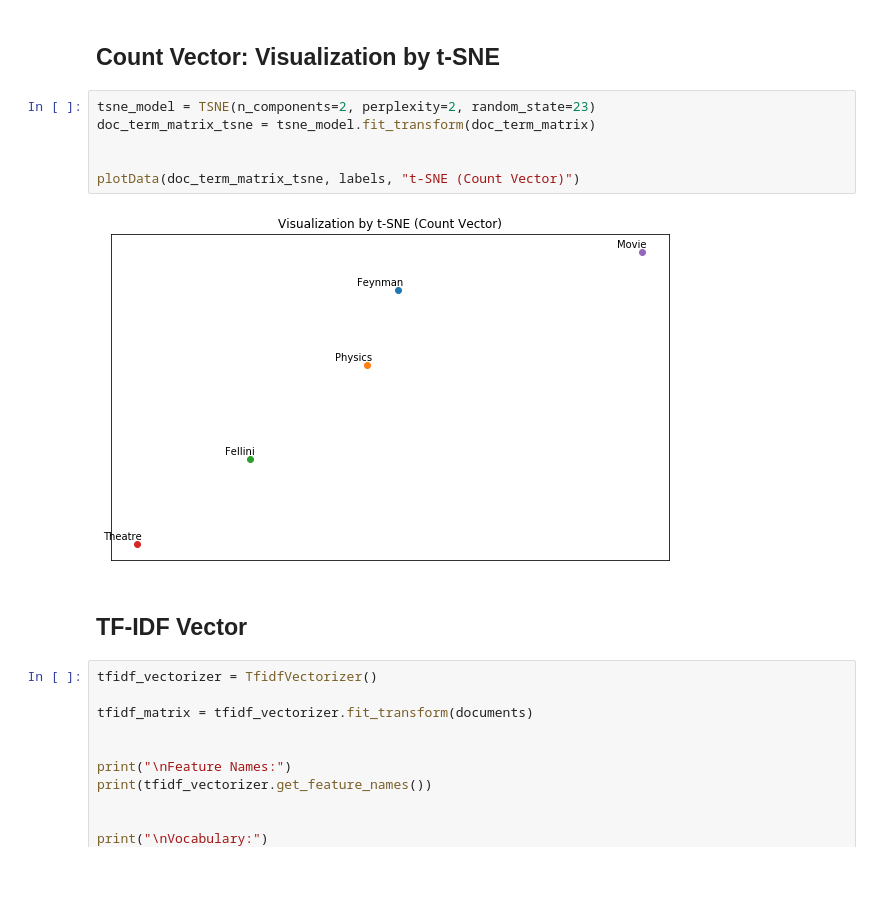
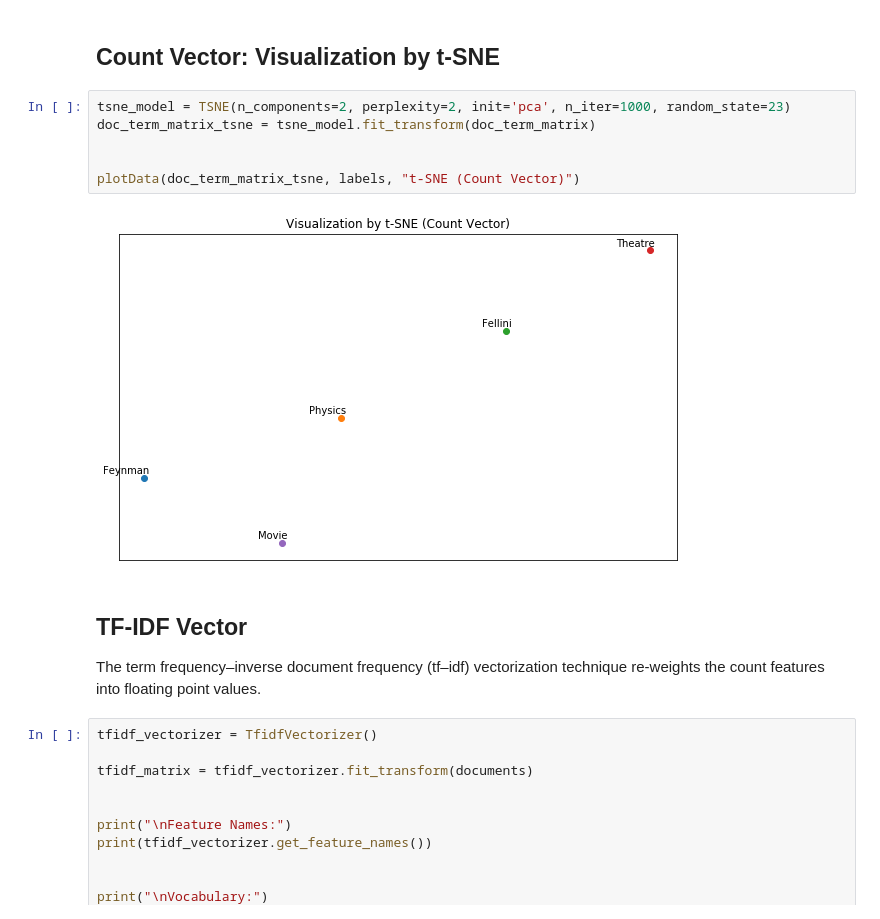
Before and after one commit to rhasanbd/Text-Analytics-Beginners-Toolbox, a Jupyter notebook: Text Analytics-II-Visualization.ipynb, the cells around one changed output. Cells and saved outputs as stored; diff of their text form; blank space fills up the shorter version.

```diff
--- a/Text Analytics-II-Visualization.ipynb
+++ b/Text Analytics-II-Visualization.ipynb
@@ -174,15 +186,17 @@ plotData(doc_term_matrix_pca, labels, "PCA (Count-Vector)")
 # %% [markdown]
 ## Count Vector: Visualization by t-SNE
 # %%
-tsne_model = TSNE(n_components=2, perplexity=2, random_state=23)
+tsne_model = TSNE(n_components=2, perplexity=2, init='pca', n_iter=1000, random_state=23)
 doc_term_matrix_tsne = tsne_model.fit_transform(doc_term_matrix)
 
 
 plotData(doc_term_matrix_tsne, labels, "t-SNE (Count Vector)")
 # %% [output]
-[figure, old version]
+[figure, new version]
-# %% [markdown]
-## TF-IDF Vector
+# %% [markdown]
+## TF-IDF Vector
+
+The term frequency–inverse document frequency (tf–idf) vectorization technique re-weights the count features into floating point values.
 # %%
 tfidf_vectorizer = TfidfVectorizer()
 
```
Also changed, not shown: parts of 31 cells of this notebook, 1 other file.
